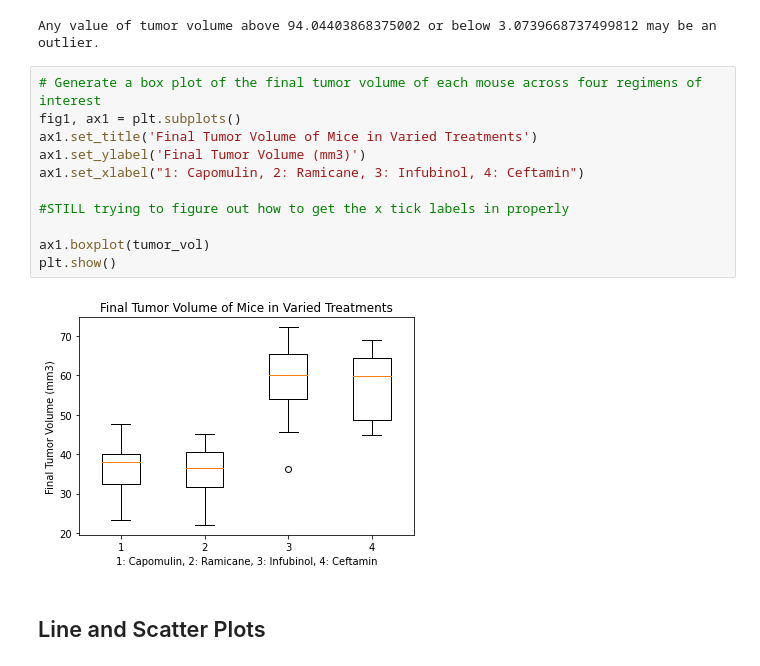
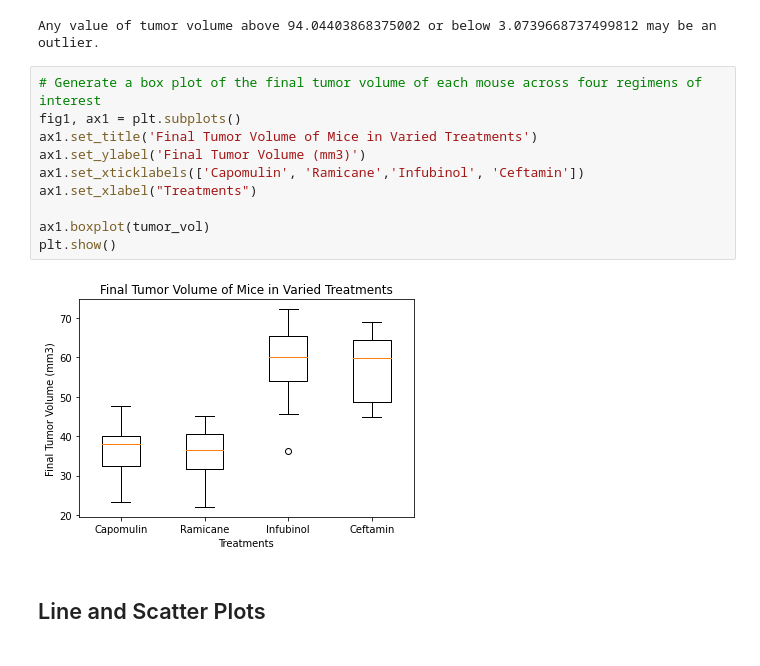
Before and after one commit to ryleenelson1397/matplotlib-challenge, a Jupyter notebook: Pymaceuticals/RNelson_Pymaceuticals .ipynb, the cells around one changed output. Cells and saved outputs as stored; diff of their text form.

```diff
--- a/Pymaceuticals/RNelson_Pymaceuticals .ipynb
+++ b/Pymaceuticals/RNelson_Pymaceuticals .ipynb
@@ -275,16 +275,15 @@ Any value of tumor volume above 94.04403868375002 or below 3.0739668737499812 ma
 # %%
 # Generate a box plot of the final tumor volume of each mouse across four regimens of interest
 fig1, ax1 = plt.subplots()
 ax1.set_title('Final Tumor Volume of Mice in Varied Treatments')
 ax1.set_ylabel('Final Tumor Volume (mm3)')
-ax1.set_xlabel("1: Capomulin, 2: Ramicane, 3: Infubinol, 4: Ceftamin")
-
-#STILL trying to figure out how to get the x tick labels in properly
+ax1.set_xticklabels(['Capomulin', 'Ramicane','Infubinol', 'Ceftamin'])
+ax1.set_xlabel("Treatments")
 
 ax1.boxplot(tumor_vol)
 plt.show()
 # %% [output]
-[figure, old version]
+[figure, new version]
 # %% [markdown]
 ## Line and Scatter Plots
 # %%
```
Also changed, not shown: parts of 1 cell of this notebook.
